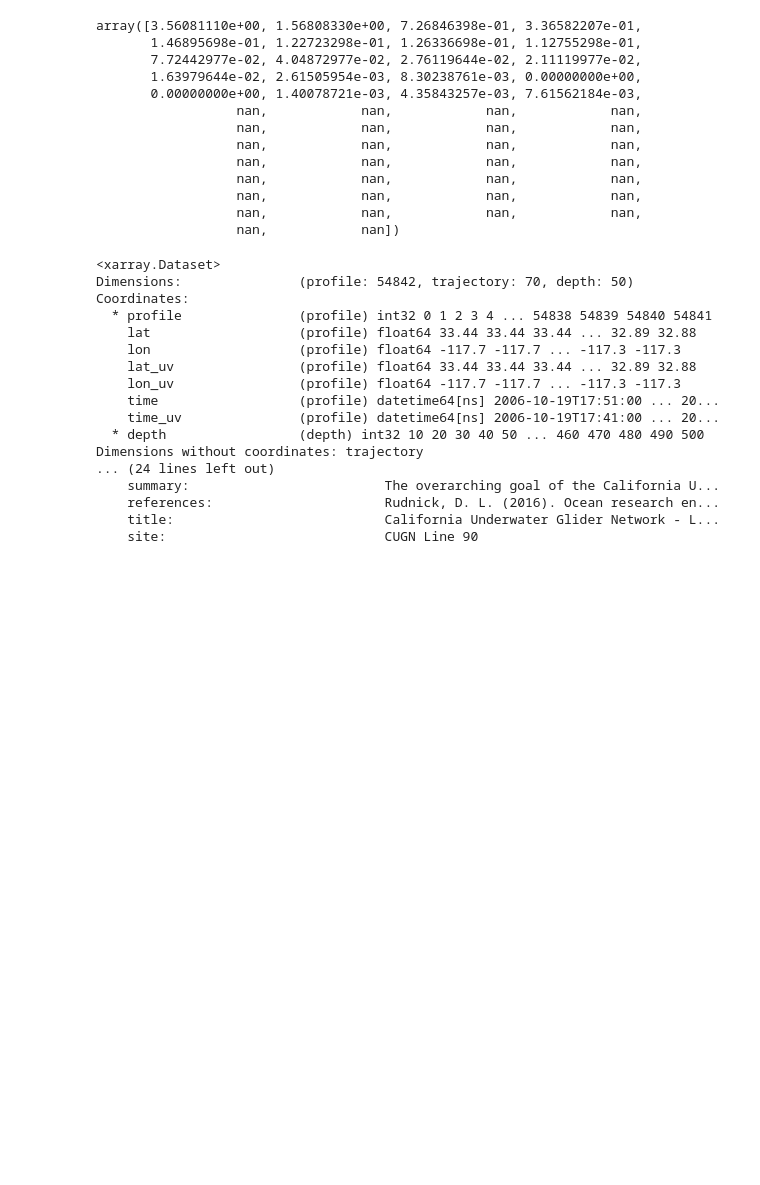
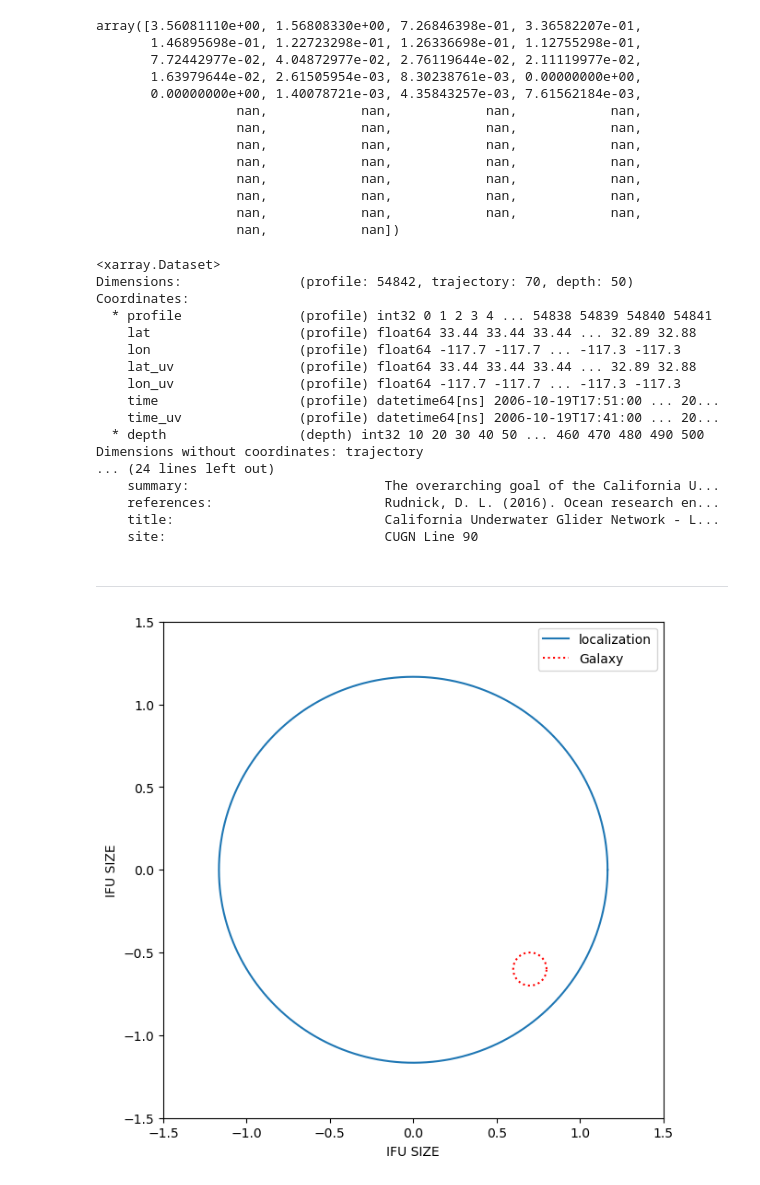
Before and after one commit to profxj/sio-sandbox, a Jupyter notebook: nb/CUGN/JointPDFs.ipynb, the cells around one changed output. Saved outputs shown, nothing was run; the diff lists cells and outputs as text; code cells hidden in the pictures; blank space fills up the shorter version.

```diff
--- a/nb/CUGN/JointPDFs.ipynb
+++ b/nb/CUGN/JointPDFs.ipynb
@@ -373,3 +393,39 @@ Dimensions without coordinates: trajectory
     references:                      Rudnick, D. L. (2016). Ocean research en...
     title:                           California Underwater Glider Network - L...
     site:                            CUGN Line 90
+# %% [markdown]
+----
+# %%
+fig = plt.figure(figsize=(7,7))
+plt.clf()
+ax = plt.gca()
+
+radius = np.sqrt(1 + 0.6**2)
+
+theta = np.linspace(0., 2*np.pi, 1000)
+x = radius*np.cos(theta)
+y = radius*np.sin(theta)
+
+ax.plot(x,y, label='localization')
+
+# Galaxy
+xc_gal, yc_gal = 0.7, -0.6
+rgal = 0.1
+xgal = xc_gal + rgal*np.cos(theta)
+ygal = yc_gal + rgal*np.sin(theta)
+
+ax.plot(xgal, ygal, 'r:', label='Galaxy')
+
+ax.legend()
+
+ax.set_xlim(-1.5, 1.5)
+ax.set_ylim(-1.5, 1.5)
+
+ax.set_xlabel('IFU SIZE')
+ax.set_ylabel('IFU SIZE')
+
+plt.savefig('JWST_toy.png', dpi=250)
+
+plt.show()
+# %% [output]
+[figure, added]
```
Also changed, not shown: parts of 1 cell of this notebook, 5 other files.
